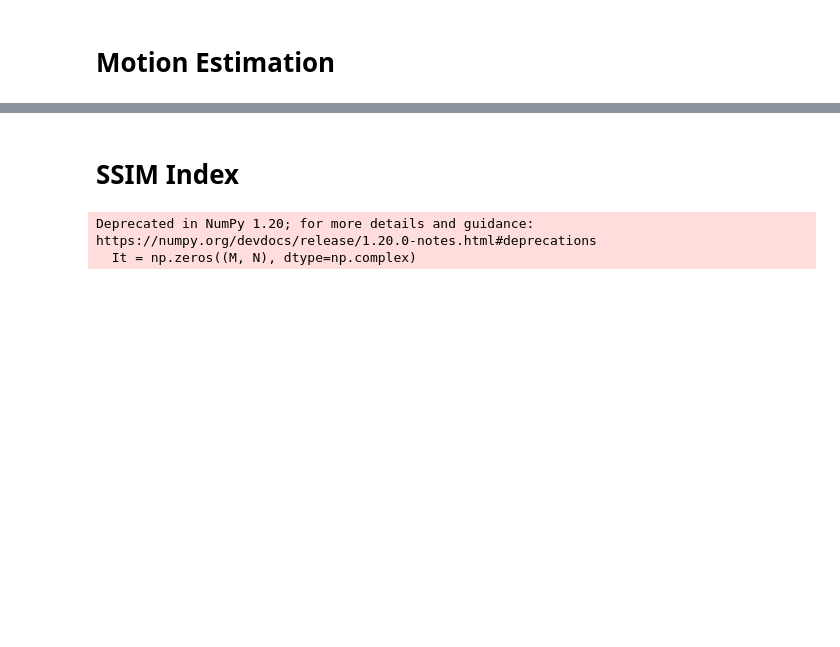
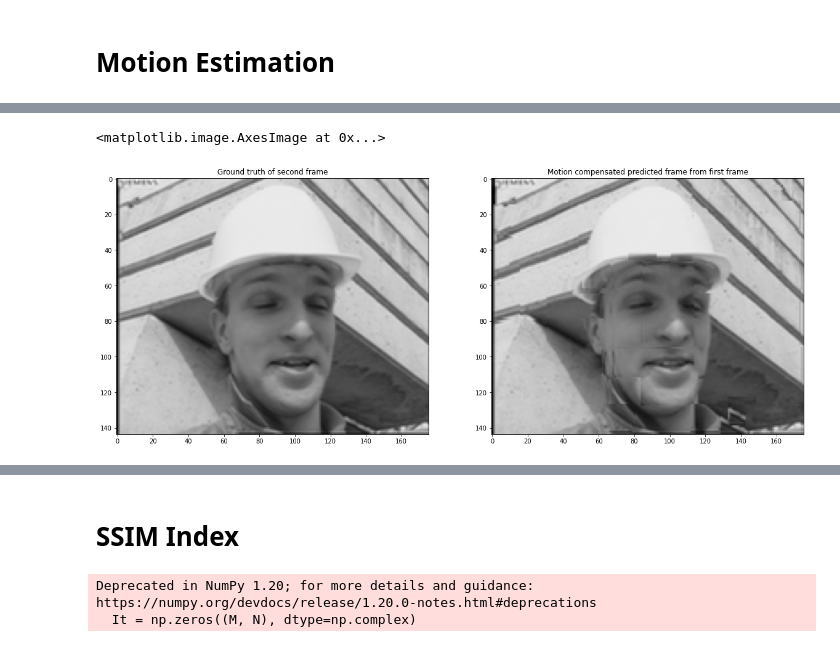
Before and after one commit to TUdayKiranReddy/IVP, a Jupyter notebook: Assignments/Assignment 6/EE19BTECH11038-HW6.ipynb, the cells around one changed output, grey strips where cells are left out. Saved outputs shown, nothing was run; the diff lists cells and outputs as text; code cells hidden in the pictures; blank space fills up the shorter version.

```diff
--- a/Assignments/Assignment 6/EE19BTECH11038-HW6.ipynb
+++ b/Assignments/Assignment 6/EE19BTECH11038-HW6.ipynb
@@ -117,0 +197,19 @@ def gaussian_filter(sigma, N):
+# %%
+def motion_compensated_predicated_frame(I, motion_vectors, P, Q):
+    J = I.copy()
+    for i in range(len(motion_vectors['k'])):
+        J[motion_vectors['k+1'][i][0]:(motion_vectors['k+1'][i][0]+P), motion_vectors['k+1'][i][1]:(motion_vectors['k+1'][i][1]+Q)] = I[motion_vectors['k'][i][0]:(motion_vectors['k'][i][0]+P), motion_vectors['k'][i][1]:(motion_vectors['k'][i][1]+Q)]
+    return J
+# %%
+J = motion_compensated_predicated_frame(img_1, motion_vectors, P, Q)
+# %%
+plt.subplot(1, 2, 1)
+plt.title("Ground truth of second frame")
+plt.imshow(img_2, cmap="gray")
+
+plt.subplot(1, 2, 2)
+plt.title("Motion compensated predicted frame from first frame")
+plt.imshow(J, cmap="gray")
+# %% [output]
+<matplotlib.image.AxesImage at 0x...>
+[figure, added]
```
Also changed, not shown: parts of 7 cells of this notebook.
